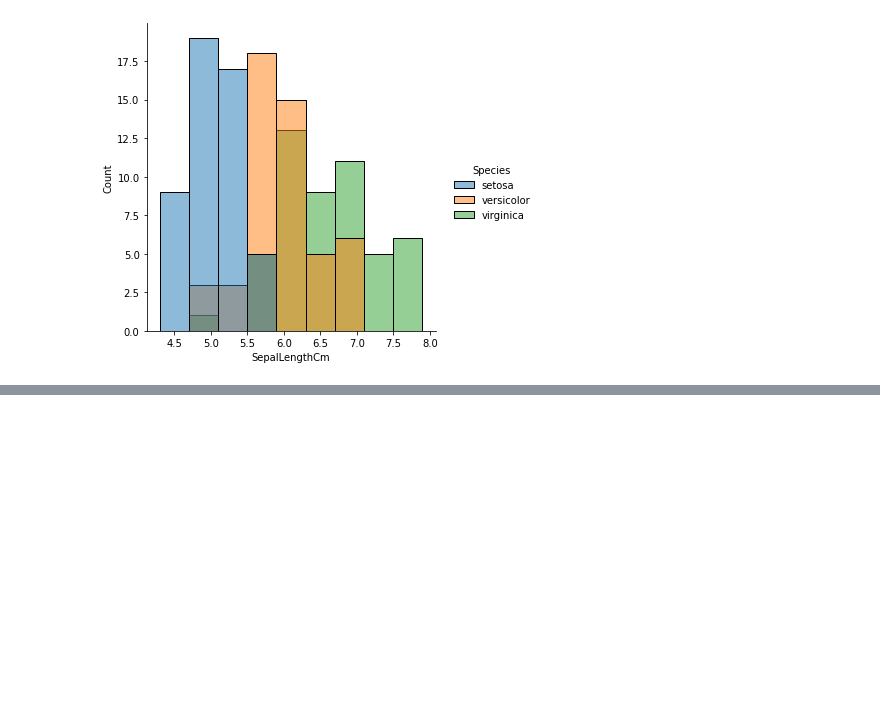
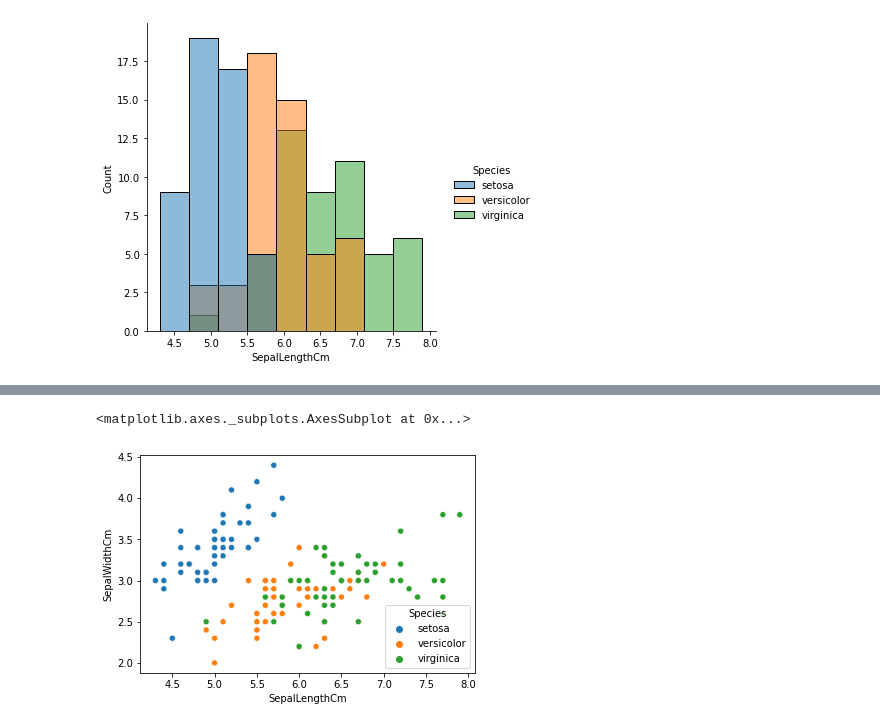
Before and after one commit to anilkumarKanasani/Google_colab_notebooks, a Jupyter notebook: Analysing_Iris_Flowers.ipynb, the cells around one changed output, grey strips where cells are left out. Cells and saved outputs as stored; diff of their text form; code cells hidden in the pictures; blank space fills up the shorter version.

```diff
--- a/Analysing_Iris_Flowers.ipynb
+++ b/Analysing_Iris_Flowers.ipynb
@@ -96,0 +121,8 @@ sns.displot(data=df ,
+# %%
+sns.scatterplot(data=df ,
+                x = "SepalLengthCm",
+                y = "SepalWidthCm",
+                hue = "Species")
+# %% [output]
+<matplotlib.axes._subplots.AxesSubplot at 0x...>
+[figure, added]
```
Also changed, not shown: parts of 29 cells of this notebook.
